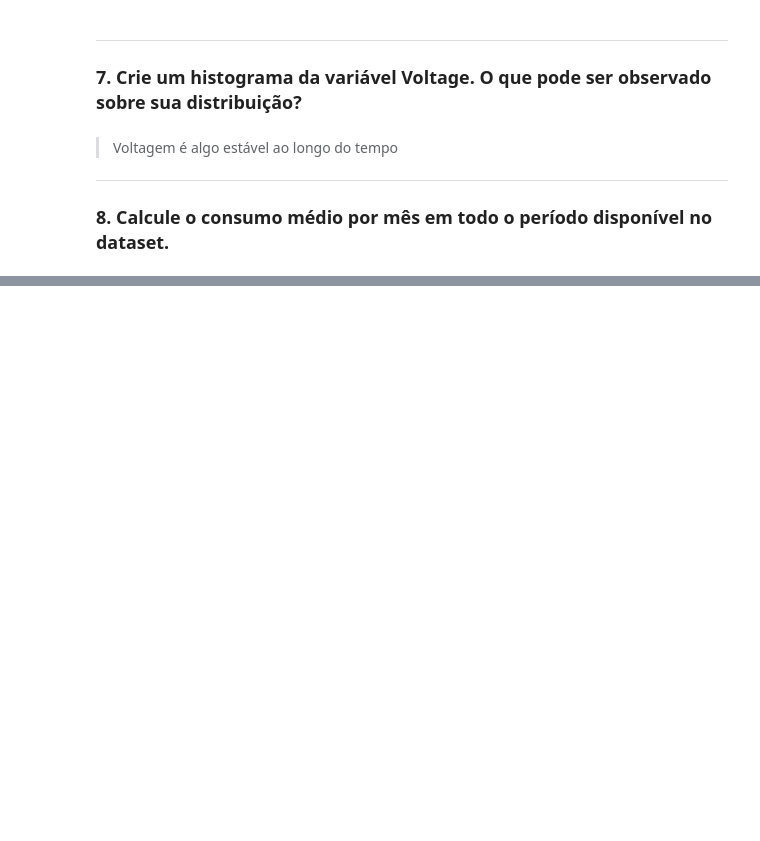
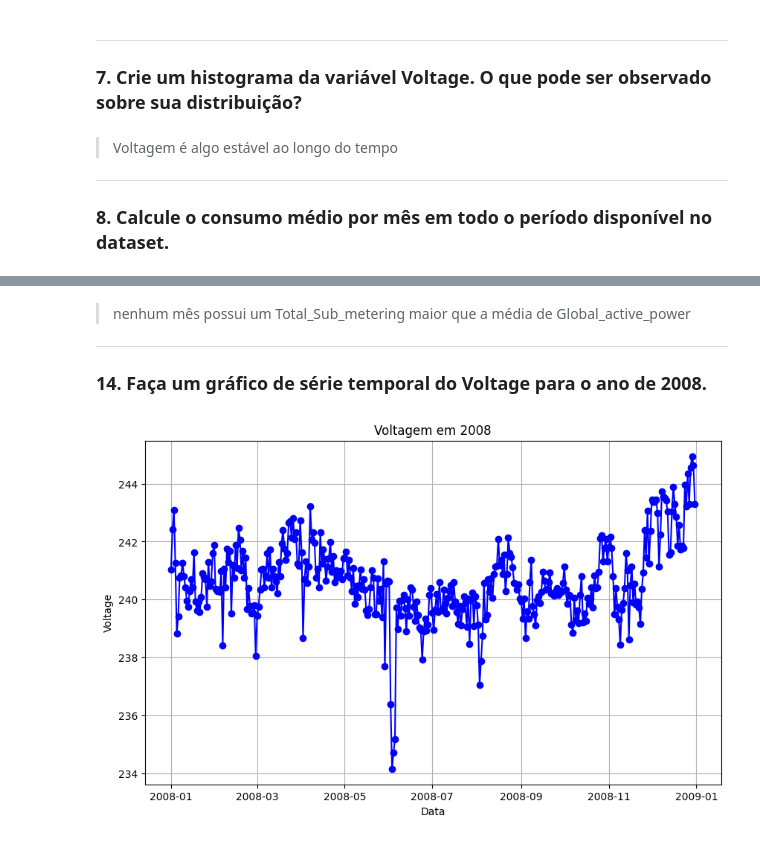
Before and after one commit to Entrega-CheckPoint/IOT-IOB-GENERATIVE-IA-CP04, a Jupyter notebook: checkpoint.ipynb, the cells around one changed output, grey strips where cells are left out. Drawn from its saved outputs; the diff is of its cells as text; code cells hidden in the pictures; blank space fills up the shorter version.

```diff
--- a/checkpoint.ipynb
+++ b/checkpoint.ipynb
@@ -249,0 +318,9 @@ fig.show()
+# %%
+'Sub_metering_1', 'Sub_metering_2', 'Sub_metering_3'
+
+def soma_sub_metering(row):
+    soma = row['Sub_metering_1'] + row['Sub_metering_2'] + row['Sub_metering_3']
+    return soma
+
+df_household['Total_Sub_metering'] = df_household.apply(lambda x: soma_sub_metering(x), axis=1)
+df_household.head()
@@ -249,0 +338,5 @@ fig.show()
+# %%
+df_household['simple_date'] = df_household['Date'].apply(lambda x: x.strftime("%Y-%b"))
+df_household_group_by_simple_date = df_household.groupby(['simple_date']).agg({'Total_Sub_metering': 'mean'}).reset_index()
+global_consuption_mean = df_household['Global_active_power'].mean()
+df_household_group_by_simple_date.head()
@@ -249,0 +374,35 @@ fig.show()
+# %% [markdown]
+> nenhum mês possui um Total_Sub_metering maior que a média de Global_active_power
+
+---
+
+### 14. Faça um gráfico de série temporal do Voltage para o ano de 2008.
+# %%
+df_voltage_year = df_household[
+    [
+        "Date",
+        "Voltage",
+        "year",
+    ]
+].copy()
+
+df_voltage_year = df_voltage_year[df_voltage_year['year'] == 2008]
+
+df_voltage_year_grouped = df_voltage_year.groupby(['Date','year'])['Voltage'].mean().round(2).reset_index()
+
+# Plotar a tendência de consumo ao longo dos anos
+plt.figure(figsize=(10, 6))
+plt.plot(
+    df_voltage_year_grouped["Date"],
+    df_voltage_year_grouped["Voltage"],
+    marker="o",
+    linestyle="-",
+    color="b",
+)
+plt.xlabel("Data")
+plt.ylabel("Voltage")
+plt.title("Voltagem em 2008")
+plt.grid(True)
+plt.show()
+# %% [output]
+[figure, added]
```
Also changed, not shown: parts of 19 cells of this notebook, 1 other file.
